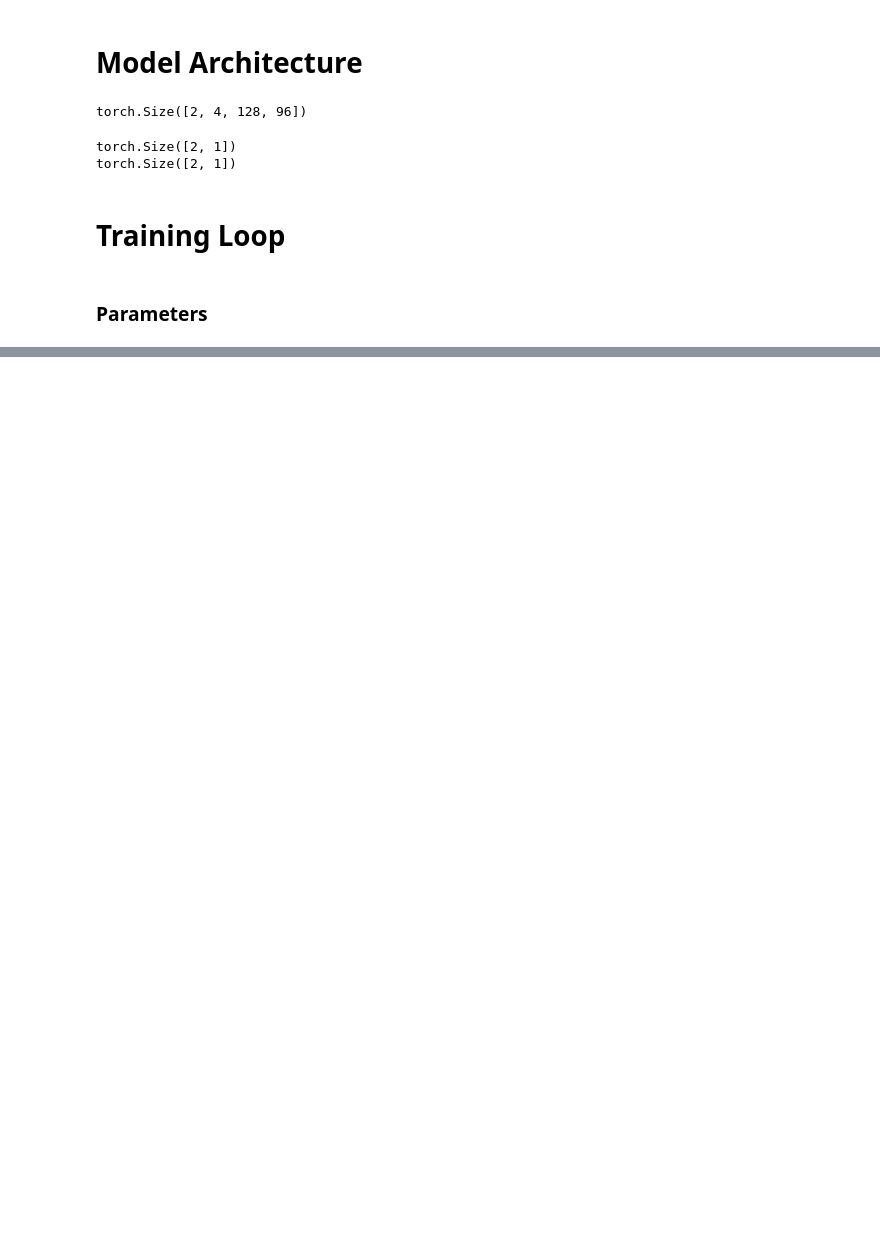
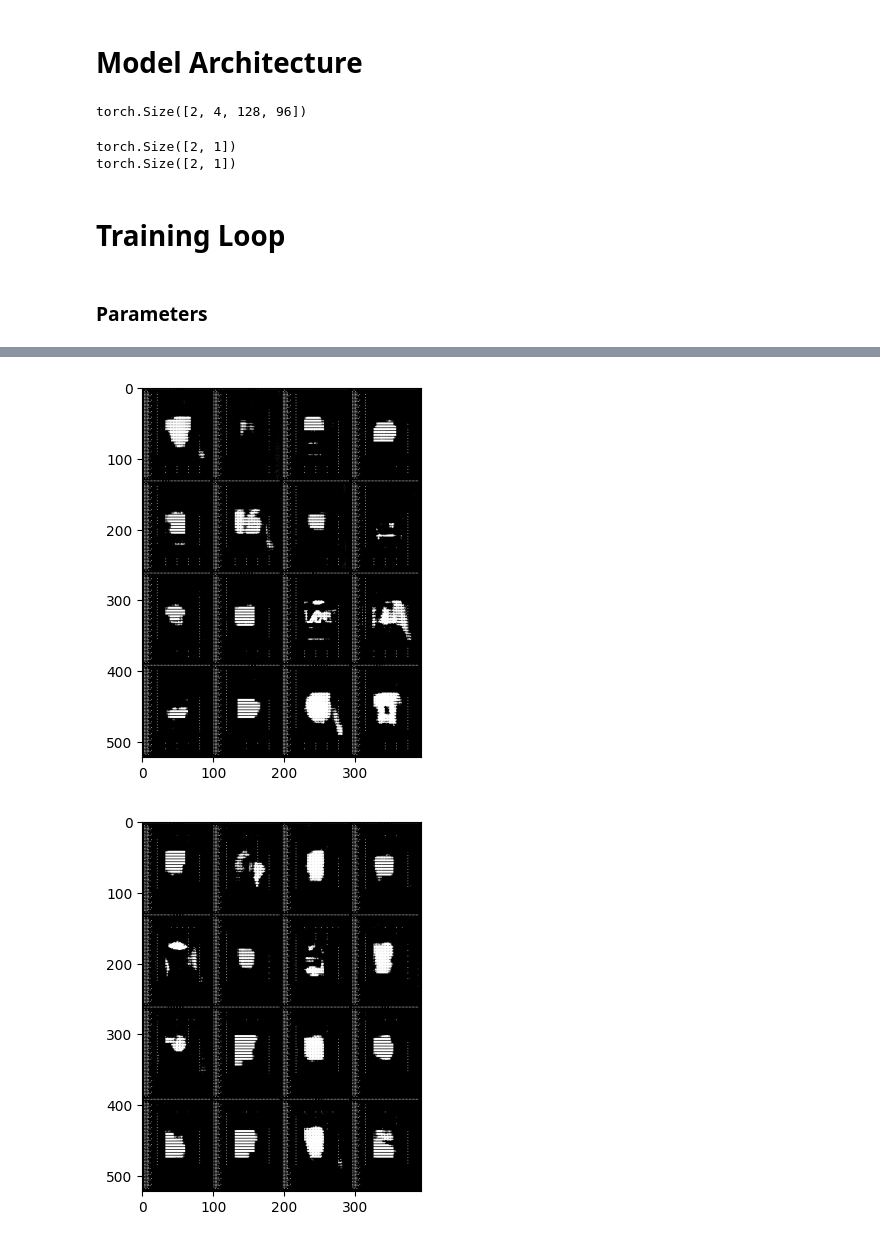
Before and after one commit to matthew-mcc/WearVision-599DeepLearning, a Jupyter notebook: Fitting Model/FittingModel.ipynb, the cells around one changed output, grey strips where cells are left out. Cells and saved outputs as stored; diff of their text form; code cells hidden in the pictures; blank space fills up the shorter version.

```diff
--- a/Fitting Model/FittingModel.ipynb
+++ b/Fitting Model/FittingModel.ipynb
@@ -840,0 +637,8 @@ KeyboardInterrupt:
+# %%
+img = [load_img(f'/Users/alijohnnaqvi/Desktop/Fall23/DeepLearning/WearVision/Code/WearVision/Fitting Model/masks/masks_{i}.png') for i in range(15,18)]
+for i in range(3):
+    plt.figure()
+    plt.imshow(img[i])
+# %% [output]
+[figure, added]
+[figure, added]
```
Also changed, not shown: parts of 22 cells of this notebook.
